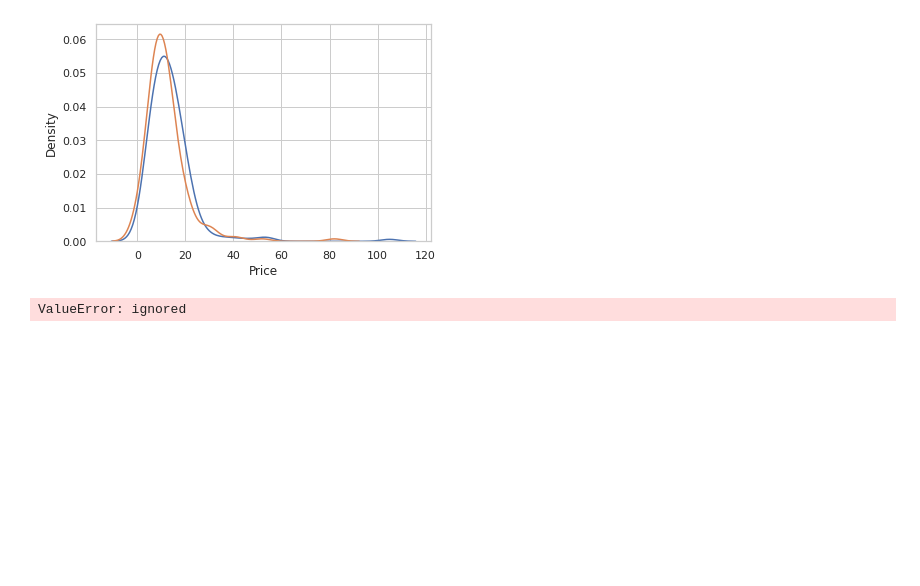
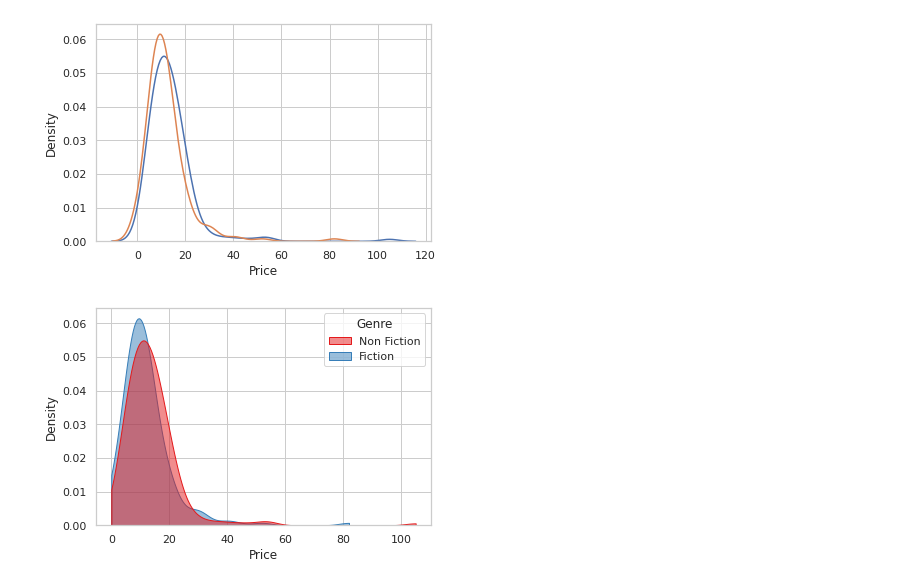
Before and after one commit to polisoma/tools, a Jupyter notebook: Amazon_bestsellers.ipynb, the cells around one changed output. Drawn from its saved outputs; the diff is of its cells as text; code cells hidden in the pictures; blank space fills up the shorter version.

```diff
--- a/Amazon_bestsellers.ipynb
+++ b/Amazon_bestsellers.ipynb
@@ -377,6 +387,10 @@ plt.xlabel('Price');
 # %% [output]
 [figure]
-# %%
-sns.kdeplot(bestsellers_clean.Price, hue="Genre")
-# %% [output]
-ValueError: ignored
+# %%
+sns.set(style="whitegrid")
+sns.kdeplot(data=bestsellers_clean, x="Price", hue="Genre",
+            cut=0, fill=True, common_norm=False, alpha=0.5,
+            palette="Set1")
+plt.show()
+# %% [output]
+[figure, added]
```
Also changed, not shown: parts of 6 cells of this notebook.
